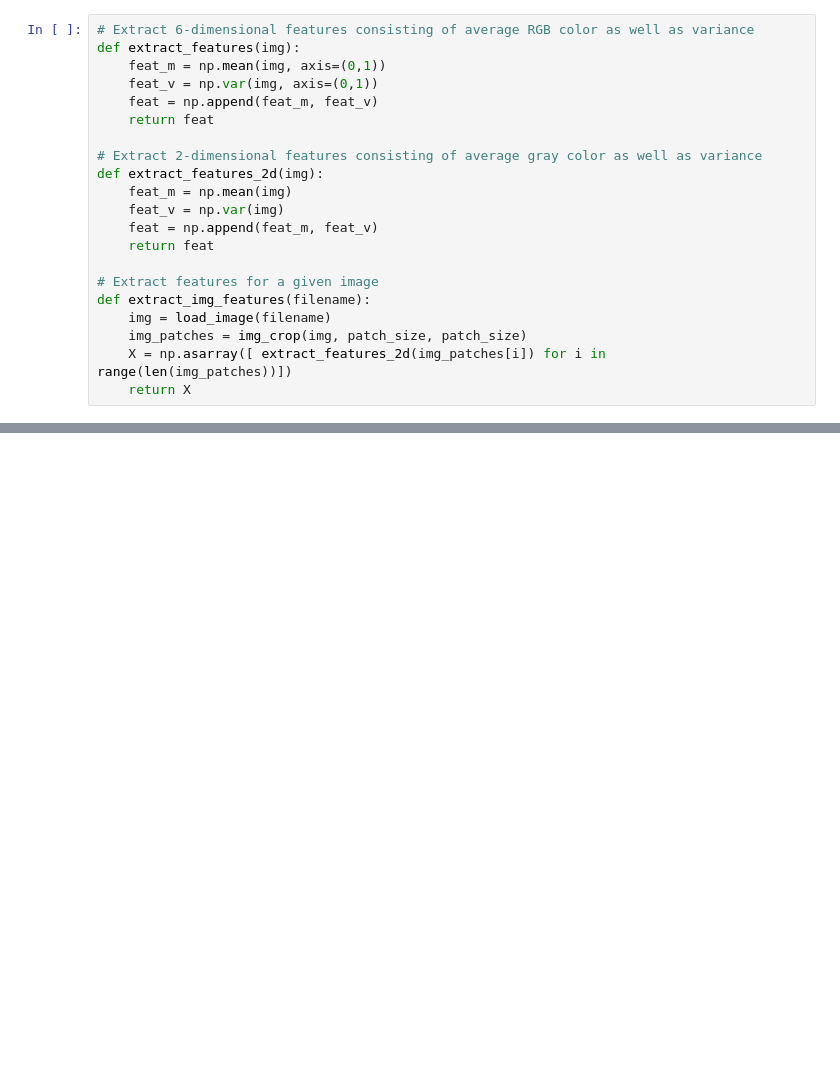
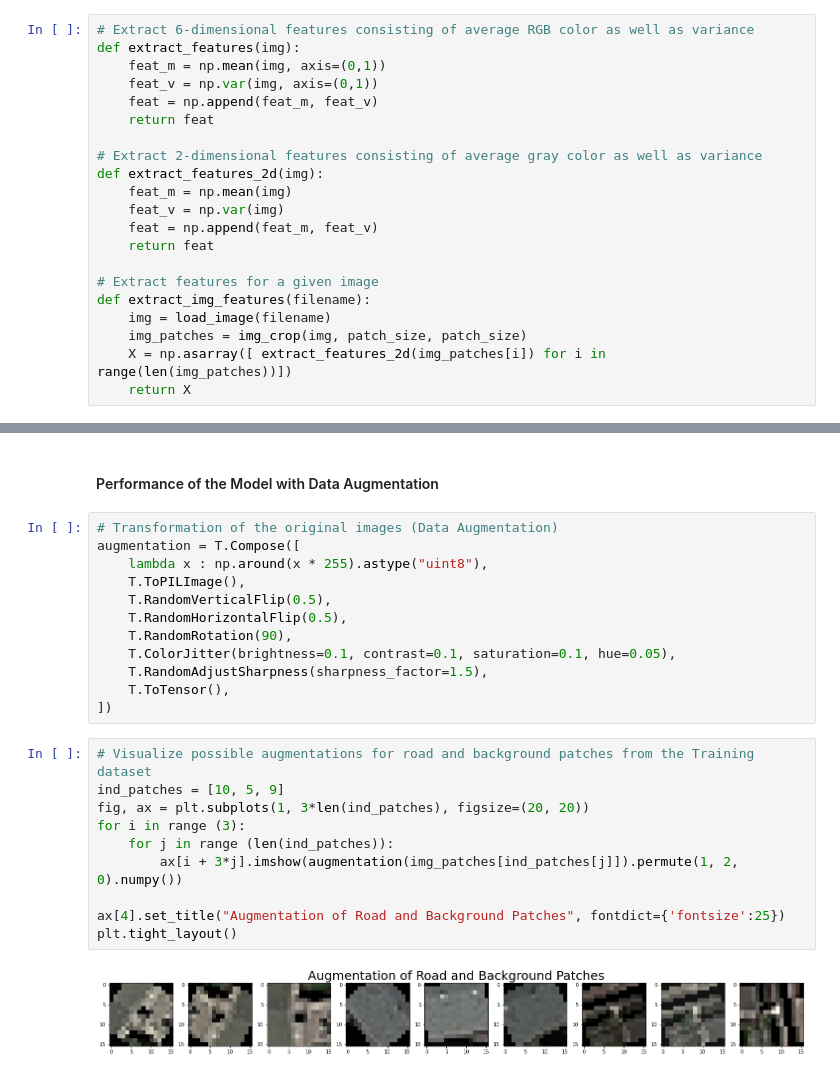
Before and after one commit to felixkln/ML-Road-Segmentation-Project, a Jupyter notebook: Valerian/cnn_clean_good_acc.ipynb, the cells around one changed output, grey strips where cells are left out. Drawn from its saved outputs; the diff is of its cells as text; blank space fills up the shorter version.

```diff
--- a/Valerian/cnn_clean_good_acc.ipynb
+++ b/Valerian/cnn_clean_good_acc.ipynb
@@ -354,0 +404,26 @@ Epoch 19 | Test accuracy: 0.89504
+# %% [markdown]
+#### Performance of the Model with Data Augmentation
+# %%
+# Transformation of the original images (Data Augmentation)
+augmentation = T.Compose([
+    lambda x : np.around(x * 255).astype("uint8"),
+    T.ToPILImage(),
+    T.RandomVerticalFlip(0.5),
+    T.RandomHorizontalFlip(0.5),
+    T.RandomRotation(90),
+    T.ColorJitter(brightness=0.1, contrast=0.1, saturation=0.1, hue=0.05),
+    T.RandomAdjustSharpness(sharpness_factor=1.5),
+    T.ToTensor(),
+])
+# %%
+# Visualize possible augmentations for road and background patches from the Training dataset
+ind_patches = [10, 5, 9]
+fig, ax = plt.subplots(1, 3*len(ind_patches), figsize=(20, 20))
+for i in range (3):
+    for j in range (len(ind_patches)):
+        ax[i + 3*j].imshow(augmentation(img_patches[ind_patches[j]]).permute(1, 2, 0).numpy())
+
+ax[4].set_title("Augmentation of Road and Background Patches", fontdict={'fontsize':25})
+plt.tight_layout()
+# %% [output]
+[figure, added]
```
Also changed, not shown: parts of 51 cells of this notebook, 4 other files.
